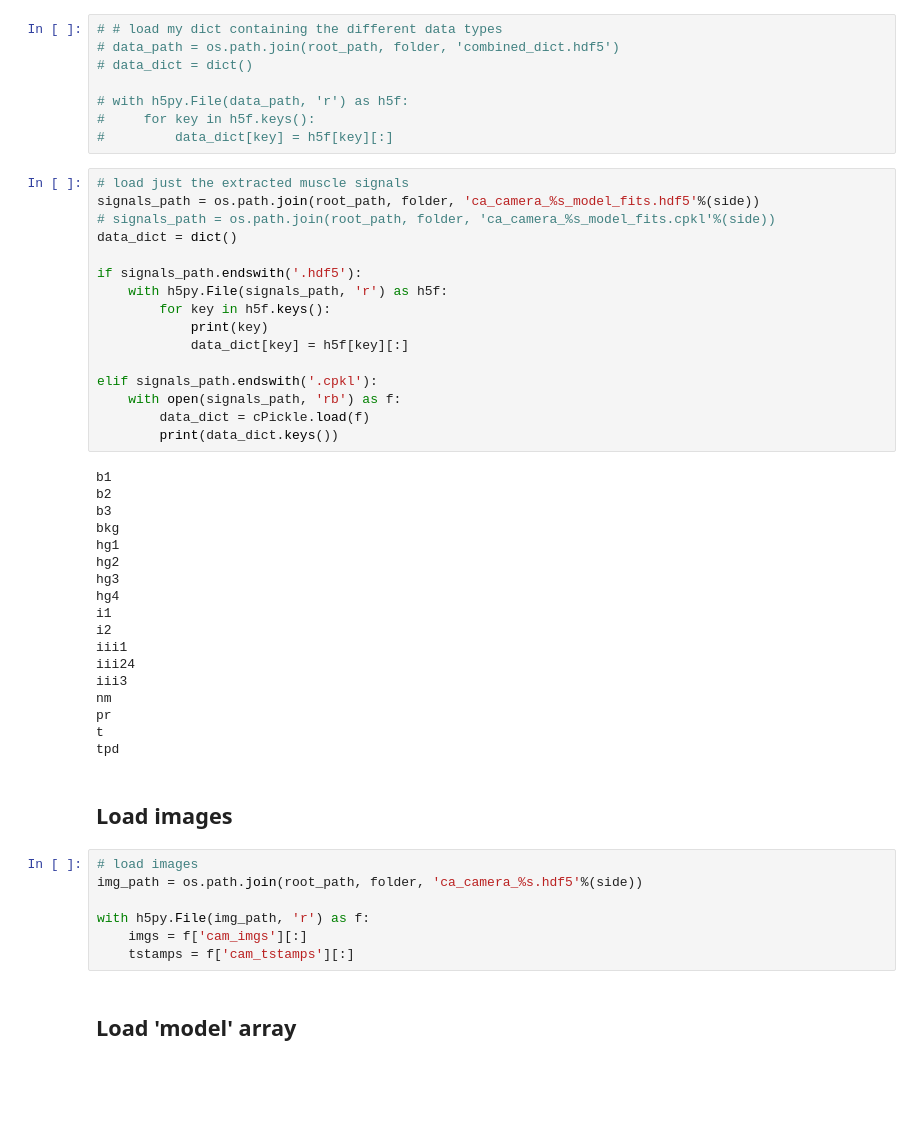
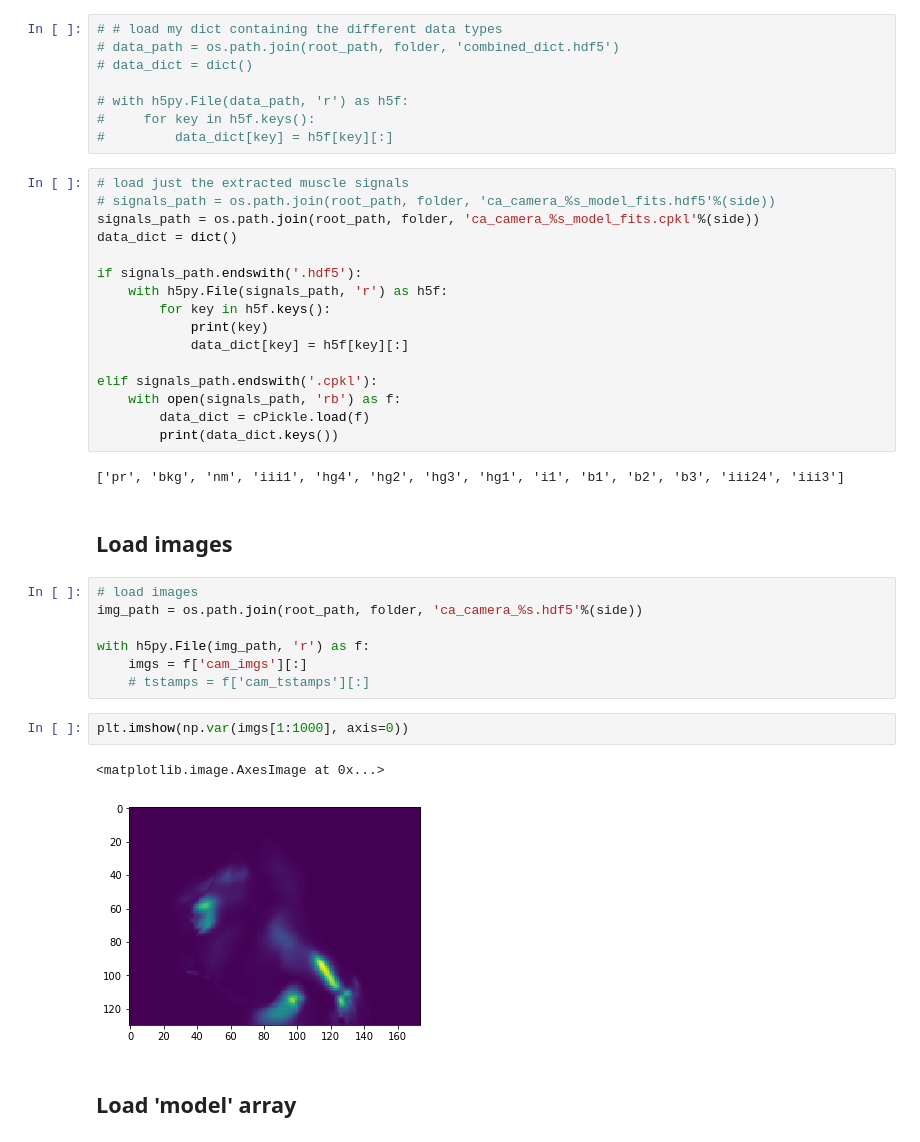
Before and after one commit to samcwhitehead/planotaxis, a Jupyter notebook: scratch/generate_muscle_images.ipynb, the cells around one changed output. Drawn from its saved outputs; the diff is of its cells as text; blank space fills up the shorter version.

```diff
--- a/scratch/generate_muscle_images.ipynb
+++ b/scratch/generate_muscle_images.ipynb
@@ -35,8 +35,8 @@ side = 'left'
 #         data_dict[key] = h5f[key][:]
 # %%
 # load just the extracted muscle signals
-signals_path = os.path.join(root_path, folder, 'ca_camera_%s_model_fits.hdf5'%(side))
-# signals_path = os.path.join(root_path, folder, 'ca_camera_%s_model_fits.cpkl'%(side))
+# signals_path = os.path.join(root_path, folder, 'ca_camera_%s_model_fits.hdf5'%(side))
+signals_path = os.path.join(root_path, folder, 'ca_camera_%s_model_fits.cpkl'%(side))
 data_dict = dict()
 
 if signals_path.endswith('.hdf5'):
@@ -50,23 +50,7 @@ elif signals_path.endswith('.cpkl'):
         data_dict = cPickle.load(f)
         print(data_dict.keys())
 # %% [output]
-b1
-b2
-b3
-bkg
-hg1
-hg2
-hg3
-hg4
-i1
-i2
-iii1
-iii24
-iii3
-nm
-pr
-t
-tpd
+['pr', 'bkg', 'nm', 'iii1', 'hg4', 'hg2', 'hg3', 'hg1', 'i1', 'b1', 'b2', 'b3', 'iii24', 'iii3']
 # %% [markdown]
 ## Load images
 # %%
@@ -75,7 +59,12 @@ img_path = os.path.join(root_path, folder, 'ca_camera_%s.hdf5'%(side))
 
 with h5py.File(img_path, 'r') as f:
     imgs = f['cam_imgs'][:]
-    tstamps = f['cam_tstamps'][:]
+    # tstamps = f['cam_tstamps'][:]
+# %%
+plt.imshow(np.var(imgs[1:1000], axis=0))
+# %% [output]
+<matplotlib.image.AxesImage at 0x...>
+[figure, added]
 # %% [markdown]
 ## Load 'model' array
 # %%
```
Also changed, not shown: parts of 11 cells of this notebook, 9 other files.
